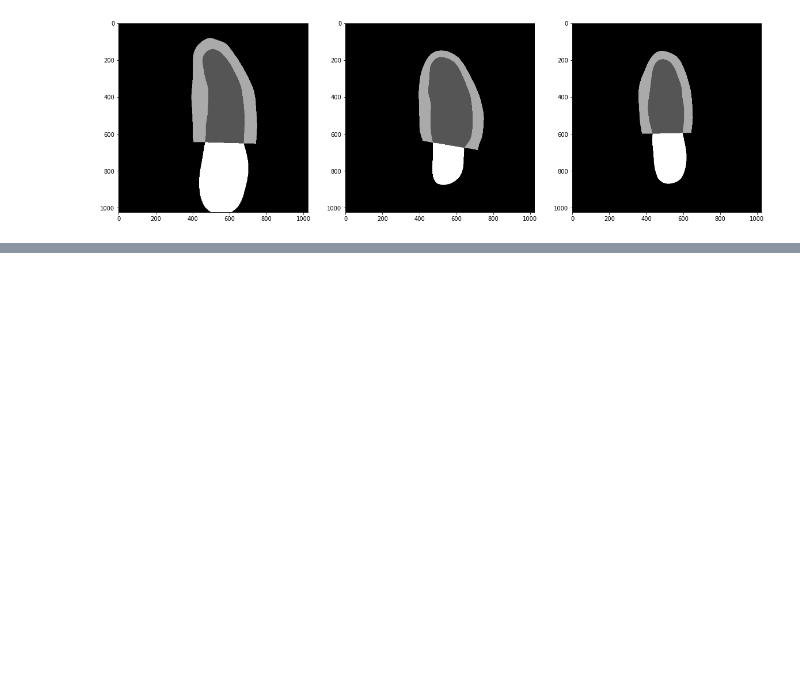
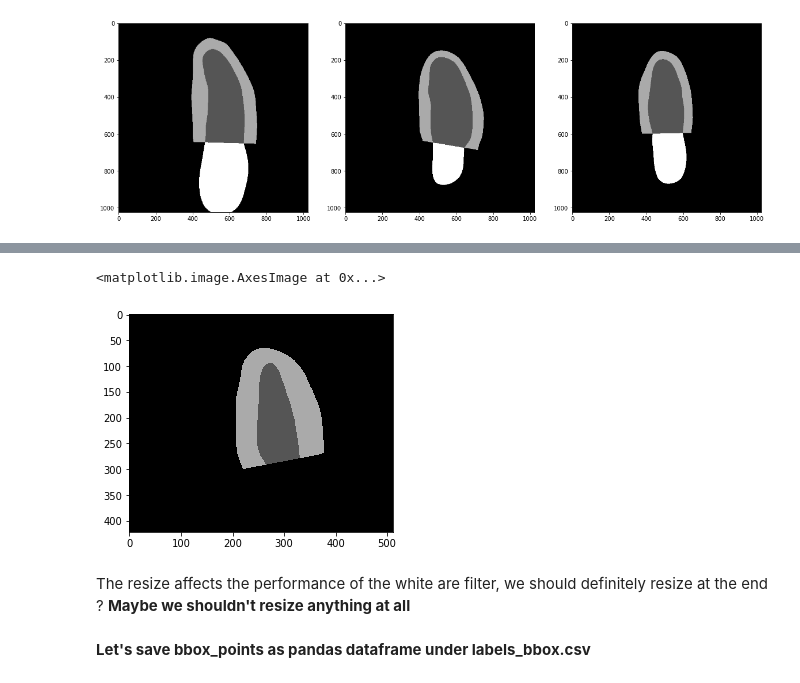
Before and after one commit to ell-hol/training-yolo-heart, a Jupyter notebook: preprocessing.ipynb, the cells around one changed output, grey strips where cells are left out. Saved outputs shown, nothing was run; the diff lists cells and outputs as text; code cells hidden in the pictures; blank space fills up the shorter version.

```diff
--- a/preprocessing.ipynb
+++ b/preprocessing.ipynb
@@ -143,0 +197,10 @@ plt.show()
+# %%
+plt.imshow(img_arr_ref[test_num])
+# %% [output]
+<matplotlib.image.AxesImage at 0x...>
+[figure, added]
+# %% [markdown]
+The resize affects the performance of the white are filter, we should definitely resize at the end ?
+**Maybe we shouldn't resize anything at all**
+# %% [markdown]
+**Let's save bbox_points as pandas dataframe under labels_bbox.csv**
```
Also changed, not shown: parts of 7 cells of this notebook, 1 other file.
